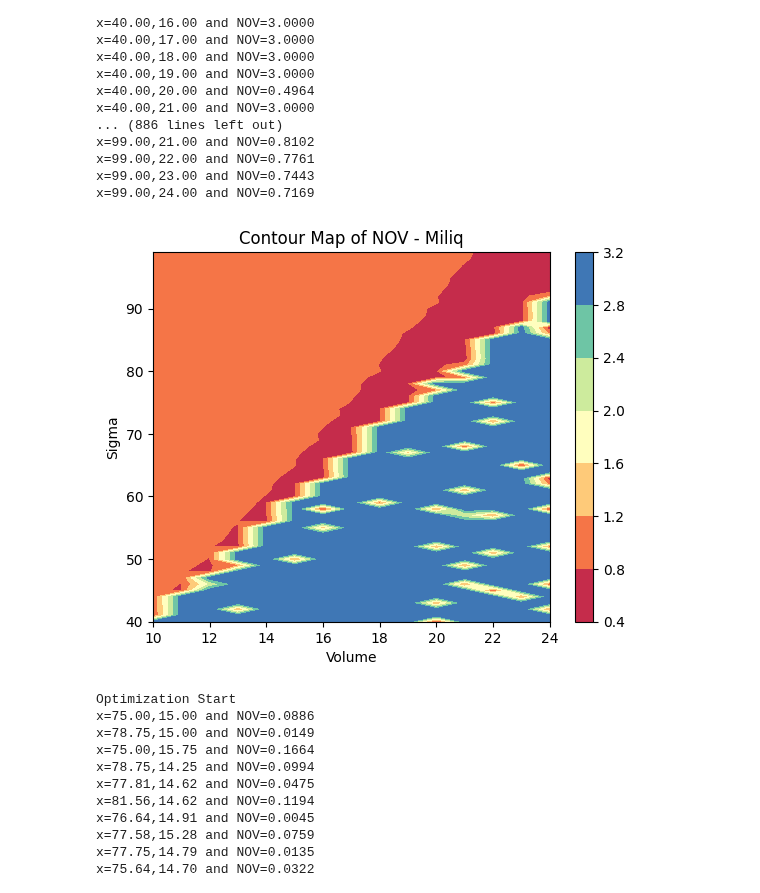
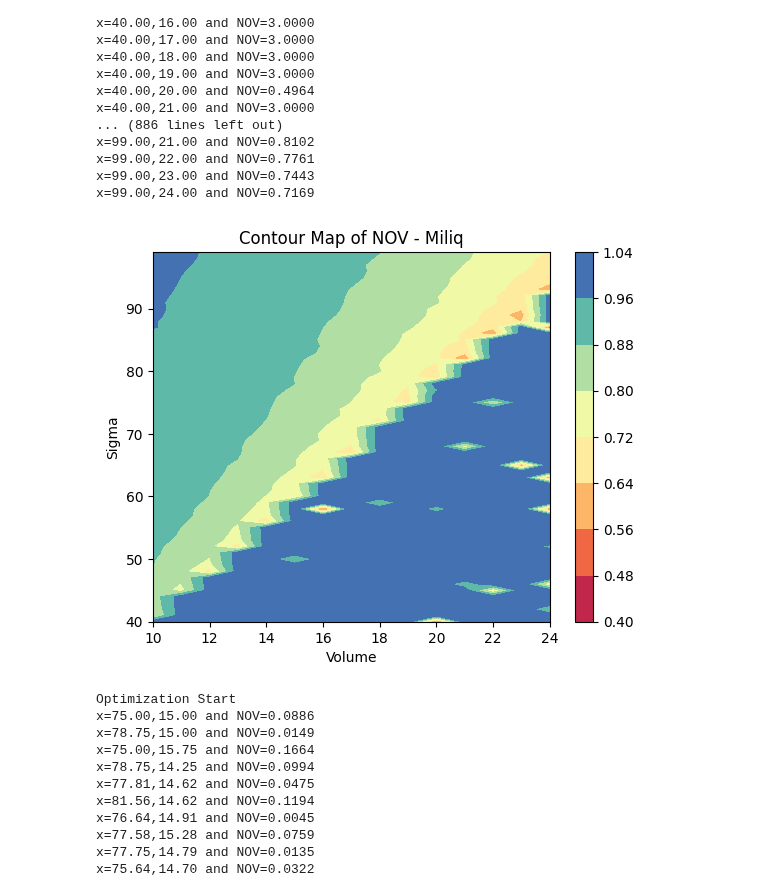
Before and after one commit to Lomolanisgo/Bayesian_PendantDrop_Tensiometry, a Jupyter notebook: optimization_NOV(beta).ipynb, the cells around one changed output. Saved outputs shown, nothing was run; the diff lists cells and outputs as text; code cells hidden in the pictures.

```diff
--- a/optimization_NOV(beta).ipynb
+++ b/optimization_NOV(beta).ipynb
@@ -399,35 +399,35 @@ NOVs_map=np.load('./NOVs_syn_s75_v15_map.npy')
 import matplotlib.pyplot as plt
 import numpy as np
 from numpy import ma
 from matplotlib import ticker, cm
 #进行绘图
 
 sigma=np.arange(0,100,1)
 volume=np.arange(0,30,1)
 
 fig, ax = plt.subplots()
 NOVs_map0=NOVs_map
-#NOVs_map0[NOVs_map0>0.2]=0.2
+NOVs_map0[NOVs_map0>1]=1
 
 cs = ax.contourf( volume,sigma, NOVs_map0, cmap=plt.get_cmap('Spectral'))
 #im = ax.scatter(y,x,marker='.')
 
 
 #n=np.arange(y.shape[0])
 #for i,txt in enumerate(n):
 #    ax.annotate(txt,(y[i],x[i]))
 ##添加colorbar
 cbar = fig.colorbar(cs)
 
 plt.xlabel('Volume')
 plt.ylabel('Sigma')
 
 plt.xlim((10,24))
 plt.ylim((40,99))
 plt.title(('Contour Map of NOV - Miliq'))
 plt.show()
 # %% [output]
-[figure, old version]
+[figure, new version]
 # %%
 #save the NOV map
 np.save('./NOVs_map.npy',NOVs_map)
```
Also changed, not shown: 14 other files.
